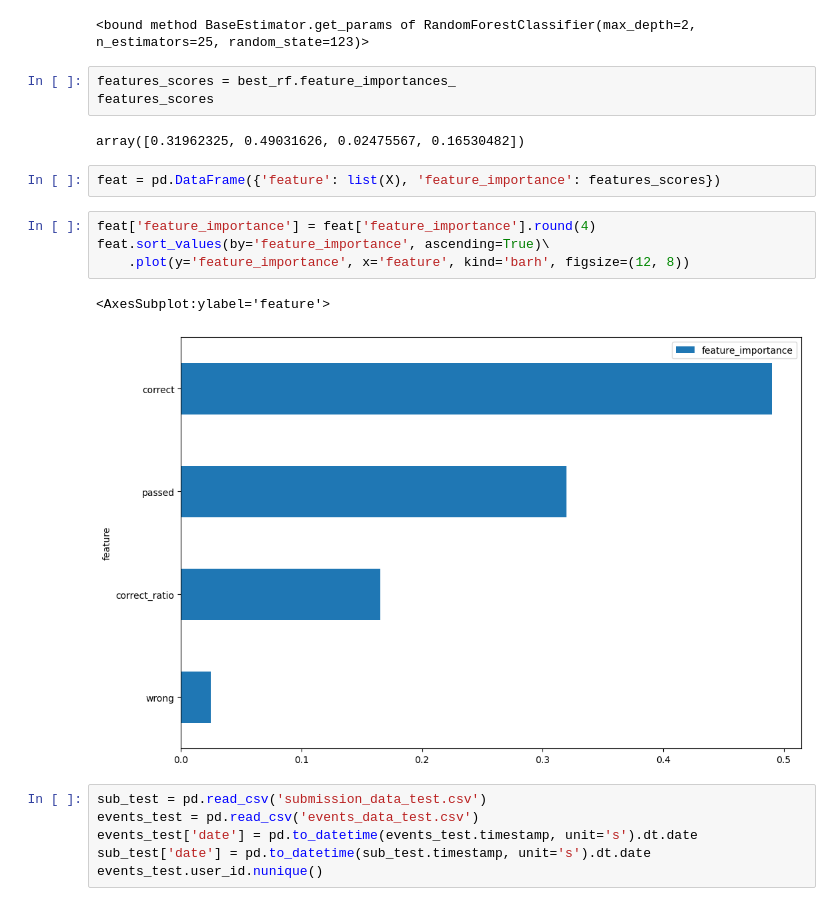
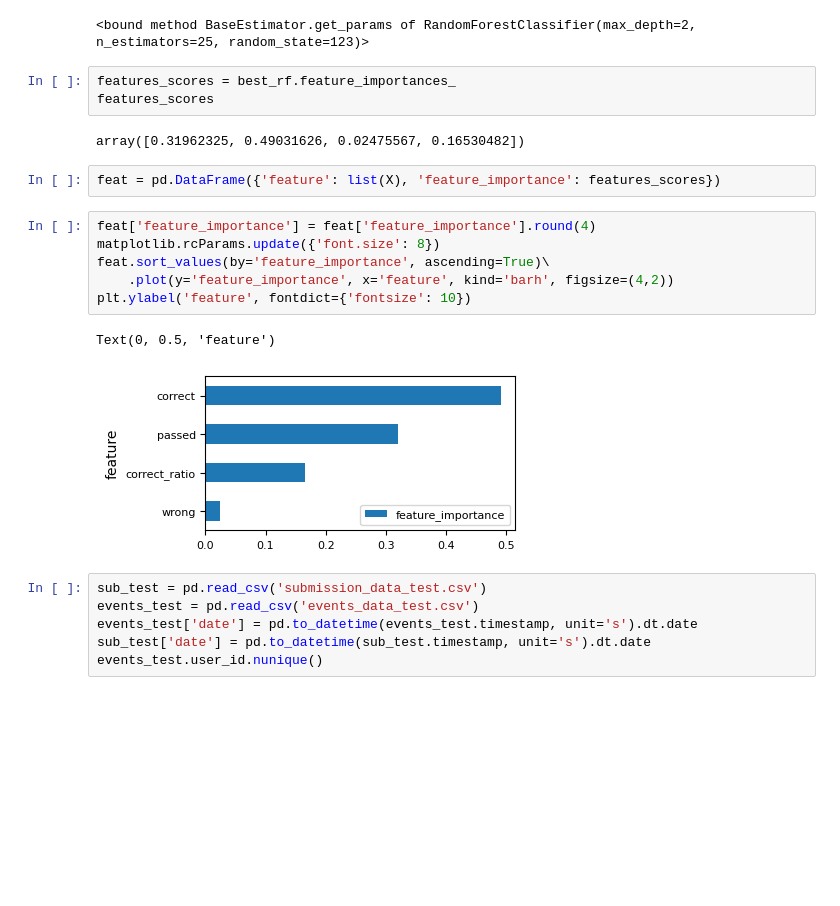
Before and after one commit to VAbysov/Course_Analysis, a Jupyter notebook: course_students.ipynb, the cells around one changed output. Saved outputs shown, nothing was run; the diff lists cells and outputs as text; blank space fills up the shorter version.

Commit message:
Сhanged some graphs resolutions

```diff
--- a/course_students.ipynb
+++ b/course_students.ipynb
@@ -253,20 +253,22 @@ best_rf = grid_rf.best_estimator_
 best_rf.get_params
 # %% [output]
 <bound method BaseEstimator.get_params of RandomForestClassifier(max_depth=2, n_estimators=25, random_state=123)>
-# %%
-features_scores = best_rf.feature_importances_
-features_scores
-# %% [output]
-array([0.31962325, 0.49031626, 0.02475567, 0.16530482])
+# %%
+features_scores = best_rf.feature_importances_
+features_scores
+# %% [output]
+array([0.31962325, 0.49031626, 0.02475567, 0.16530482])
 # %%
 feat = pd.DataFrame({'feature': list(X), 'feature_importance': features_scores})
 # %%
 feat['feature_importance'] = feat['feature_importance'].round(4)
+matplotlib.rcParams.update({'font.size': 8})
 feat.sort_values(by='feature_importance', ascending=True)\
-    .plot(y='feature_importance', x='feature', kind='barh', figsize=(12, 8))
+    .plot(y='feature_importance', x='feature', kind='barh', figsize=(4,2))
+plt.ylabel('feature', fontdict={'fontsize': 10})
 # %% [output]
-<AxesSubplot:ylabel='feature'>
+Text(0, 0.5, 'feature')
-[figure, old version]
+[figure, new version]
 # %%
 sub_test = pd.read_csv('submission_data_test.csv')
 events_test = pd.read_csv('events_data_test.csv')
```
Also changed, not shown: parts of 12 cells of this notebook.
